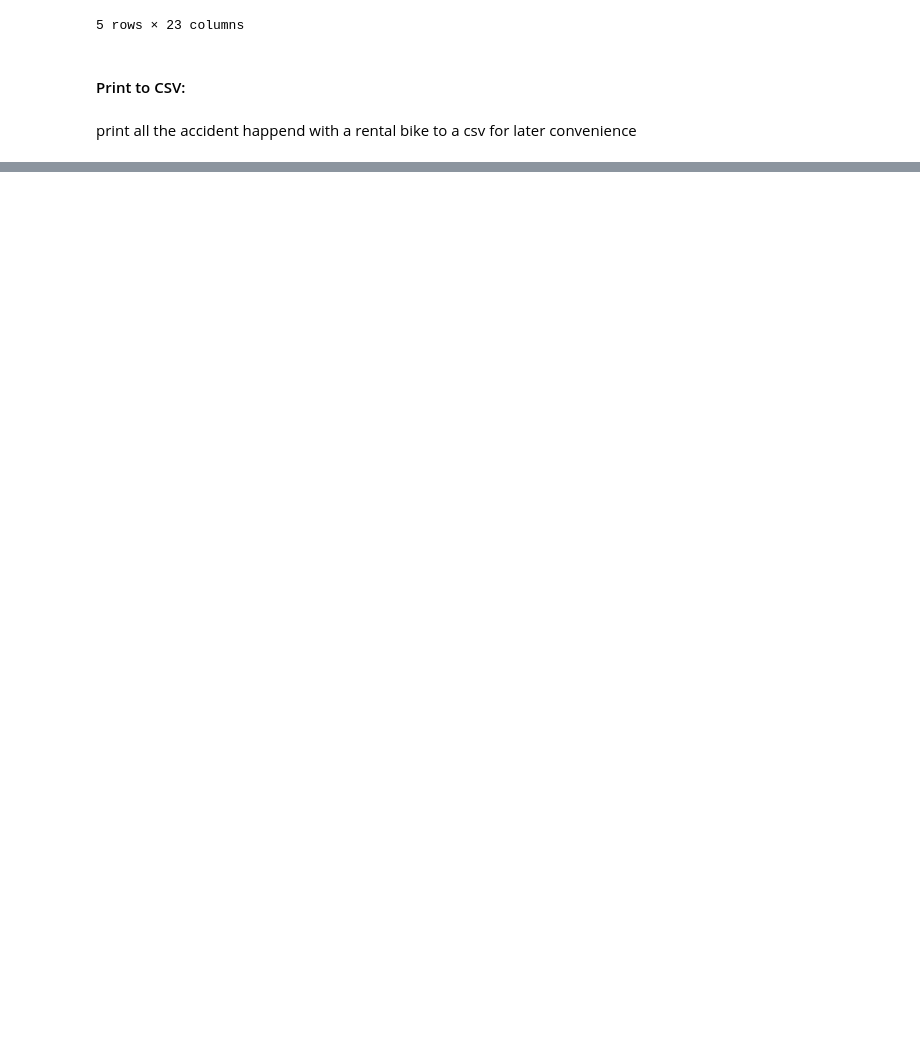
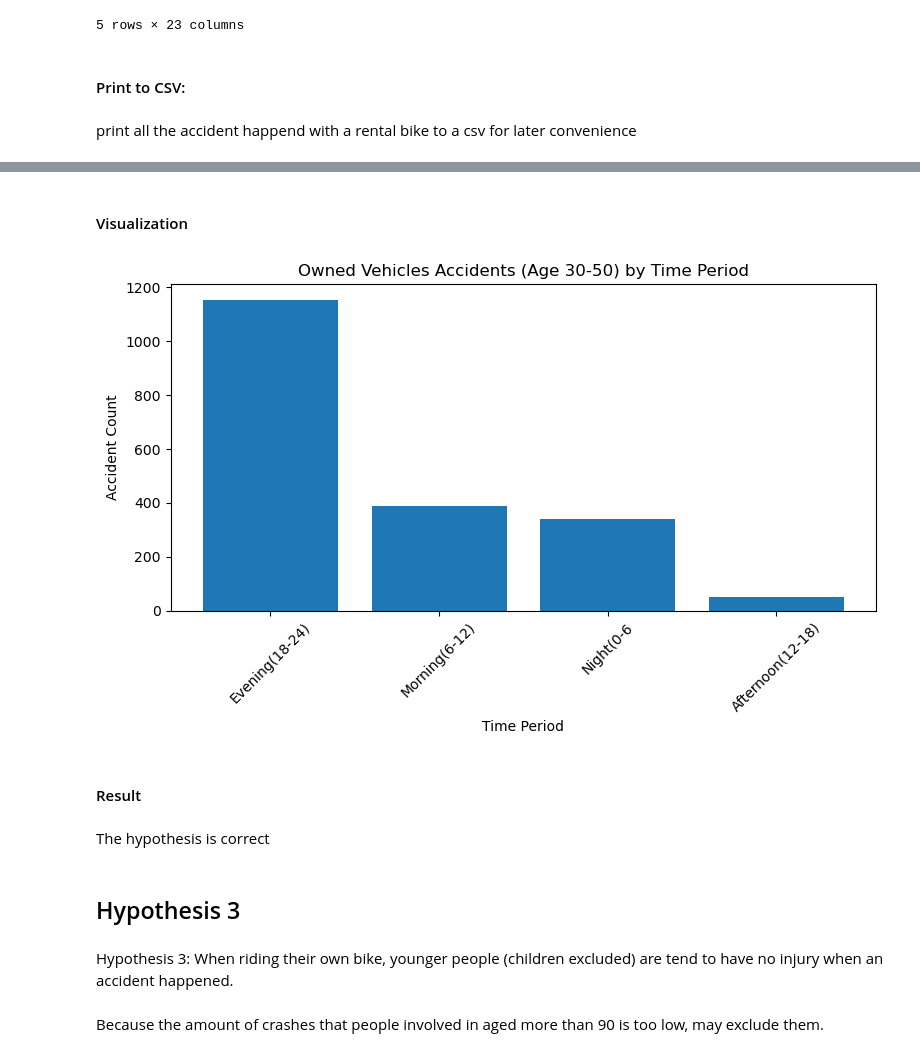
Before and after one commit to kelseyyiting/2025SpringFinalPrj, a Jupyter notebook: finalprj.ipynb, the cells around one changed output, grey strips where cells are left out. Cells and saved outputs as stored; diff of their text form; code cells hidden in the pictures; blank space fills up the shorter version.

```diff
--- a/finalprj.ipynb
+++ b/finalprj.ipynb
@@ -359,0 +463,16 @@ the amount of crashes:
+# %%
+df_owned['Hour']=df_owned['CrashDateTime'].dt.hour
+# %%
+def time_period(hour):
+    if 0<=hour<6:
+        return 'Night(0-6'
+    elif 6<=hour<12:
+        return 'Morning(6-12)'
+    elif 12<=hour<18:
+        return 'Afternoon(12-18)'
+    else:
+        return 'Evening(18-24)'
+df_owned['TimePeriod']=df_owned['Hour'].apply(time_period)
+# %%
+mask=df_owned['AGE'].between(30,50,inclusive="both")
+df_30_50=df_owned[mask]
@@ -359,0 +489,23 @@ the amount of crashes:
+# %% [markdown]
+#### Visualization
+# %%
+plt.figure(figsize=(8, 5))
+plt.bar(period_counts.index, period_counts.values)
+plt.xlabel('Time Period')
+plt.ylabel('Accident Count')
+plt.title('Owned Vehicles Accidents (Age 30-50) by Time Period')
+plt.xticks(rotation=45)
+plt.tight_layout()
+plt.show()
+# %% [output]
+[figure, added]
+# %% [markdown]
+#### Result
+# %% [markdown]
+The hypothesis is correct
+# %% [markdown]
+## Hypothesis 3
+# %% [markdown]
+Hypothesis 3: When riding their own bike, younger people (children excluded) are tend to have no injury when an accident happened.
+# %% [markdown]
+Because the amount of crashes that people involved in aged more than 90 is too low, may exclude them.
```
Also changed, not shown: parts of 40 cells of this notebook.
